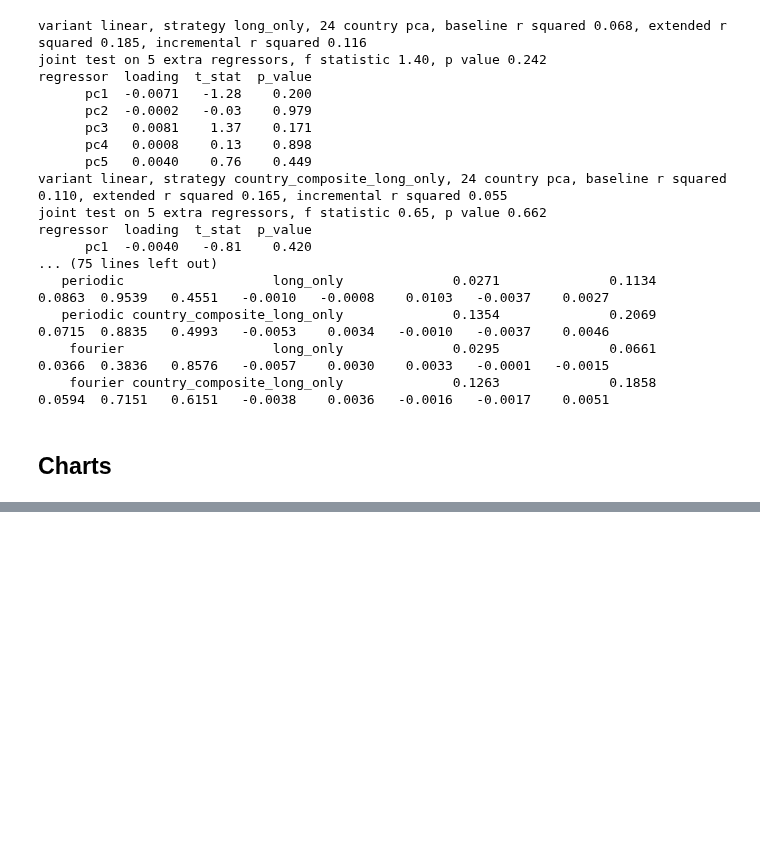
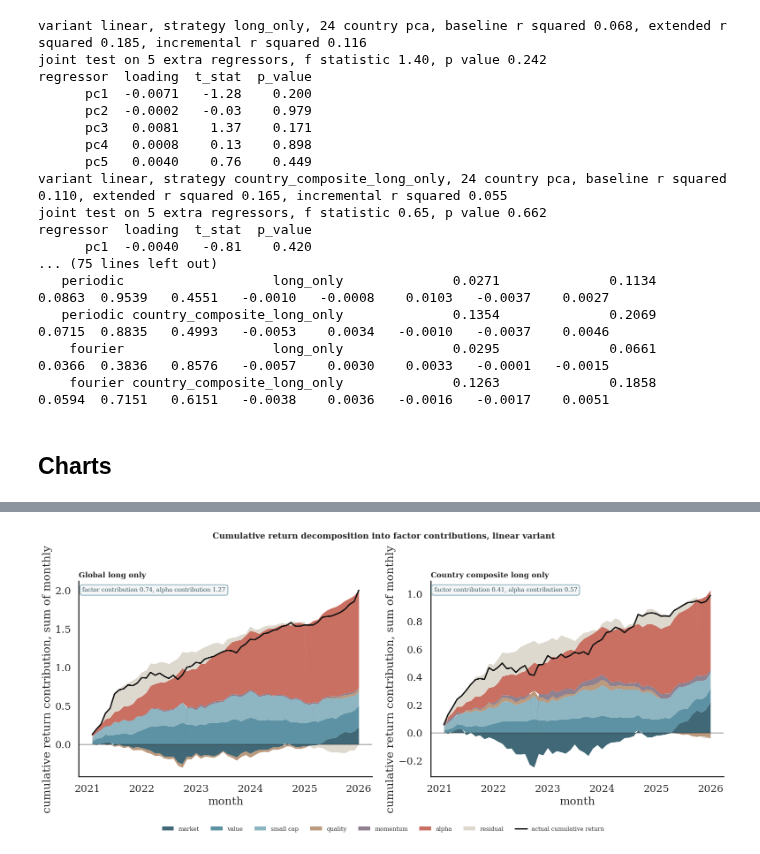
Before and after one commit to Hemasrikar/portfolio-transformers, a Jupyter notebook: notebooks/style_attribution.ipynb, the cells around one changed output, grey strips where cells are left out. Saved outputs shown, nothing was run; the diff lists cells and outputs as text; code cells hidden in the pictures; blank space fills up the shorter version.

Commit message:
Added additional plots

```diff
--- a/notebooks/style_attribution.ipynb
+++ b/notebooks/style_attribution.ipynb
@@ -378,7 +346,7 @@ for label, code in country_index_codes.items():
 
 country_levels = pd.concat(country_level_series, axis = 1).sort_index()
 country_returns = country_levels.pct_change()
-country_returns.columns = [str(c).replace("_level", "_ret") for c in country_returns.columns]
+country_returns.columns = [c.replace("_level", "_ret") for c in country_returns.columns]
 country_returns.to_csv(tables_dir / "msci_country_returns_24.csv")
 print(country_returns.shape)
 print(country_returns.describe().round(4).to_string())
@@ -555,20 +523,3 @@ regressor  loading  t_stat  p_value
     fourier country_composite_long_only              0.1263              0.1858                 0.0594  0.7151   0.6151   -0.0038    0.0036   -0.0016   -0.0017    0.0051
 # %% [markdown]
 ## Charts
-# %%
-for run in cached_runs:
-    variant = run["variant"]
-    strategy = run["strategy"]
-    results = run["results"]
-
-    # style tilt pie chart
-    pie_labels = ["market", "value", "small cap", "quality", "momentum"]
-    betas = results.params[factor_cols].values
-    magnitudes = np.abs(betas)
-    shares = magnitudes / magnitudes.sum()
-    fig, ax = plt.subplots(figsize = (6, 6))
-    ax.pie(shares, labels = pie_labels, autopct = "%1.1f%%", startangle = 90)
-    ax.set_title(f"style tilt composition, {variant}, {strategy}")
-    fig.tight_layout()
-    fig.savefig(plots_dir / f"style_pie_{variant}_{strategy}.png", dpi = 150)
-    plt.show()
@@ -585,0 +526,74 @@ for run in cached_runs:
+# %%
+plot_labels = ["market", "value", "small cap", "quality", "momentum"]
+palette = ["#1f4e5f", "#3f7f93", "#7aa8b8", "#b08968", "#7d6b7d"]
+strategy_titles = {
+    "long_only": "Global long only",
+    "country_composite_long_only": "Country composite long only"
+}
+
+for variant in variants:
+    runs = [r for r in cached_runs if r["variant"] == variant]
+    if not runs:
+        continue
+
+    fig, axes = plt.subplots(1, len(runs), figsize = (8 * len(runs), 7), squeeze = False)
+    axes = axes[0]
+
+    for ax, run in zip(axes, runs):
+        merged = run["merged"]
+        results = run["results"]
+
+        # each factor contributes its loading multiplied by that factor realised
+        # return, the intercept contributes a constant every month, and the residual
+        # is carried explicitly so the bands sum to the realised return exactly
+        contributions = pd.DataFrame(index = merged.index)
+        for col, label in zip(factor_cols, plot_labels):
+            contributions[label] = results.params[col] * merged[col]
+        contributions["alpha"] = results.params["const"]
+        contributions["residual"] = results.resid
+
+        cumulative = contributions.cumsum()
+        timestamps = cumulative.index.to_timestamp()
+
+        # positive and negative contributions are stacked away from zero separately
+        positive_base = np.zeros(len(cumulative))
+        negative_base = np.zeros(len(cumulative))
+        stack_labels = plot_labels + ["alpha", "residual"]
+        stack_colors = palette + ["#c05746", "#d9d3c7"]
+
+        for label, colour in zip(stack_labels, stack_colors):
+            values = cumulative[label].values
+            base = np.where(values >= 0, positive_base, negative_base)
+            ax.fill_between(timestamps, base, base + values, color = colour,
+                            alpha = 0.85, linewidth = 0, label = label)
+            positive_base = positive_base + np.where(values >= 0, values, 0)
+            negative_base = negative_base + np.where(values < 0, values, 0)
+
+        actual = merged["portfolio_return"].cumsum()
+        ax.plot(timestamps, actual.values, color = "#111111", linewidth = 2.2,
+                label = "actual cumulative return")
+
+        ax.axhline(0, color = "#333333", linewidth = 1)
+        ax.set_title(strategy_titles.get(run["strategy"], run["strategy"]),
+                     fontsize = 12, fontweight = "bold", loc = "left")
+        ax.set_ylabel("cumulative return contribution, sum of monthly")
+        ax.set_xlabel("month")
+        ax.spines["top"].set_visible(False)
+        ax.spines["right"].set_visible(False)
+
+        total_factor = contributions[plot_labels].sum().sum()
+        total_alpha = contributions["alpha"].sum()
+        ax.text(0.012, 0.97,
+                f"factor contribution {total_factor:.2f}, alpha contribution {total_alpha:.2f}",
+                transform = ax.transAxes, va = "top", fontsize = 9.5, color = "#2f4f5a",
+                bbox = dict(boxstyle = "round,pad=0.4", facecolor = "#f3f5f6", edgecolor = "#8fb3bf"))
+
+    handles, labels = axes[0].get_legend_handles_labels()
+    fig.legend(handles, labels, loc = "lower center", ncol = 8, frameon = False, fontsize = 9.5)
+    fig.suptitle(f"Cumulative return decomposition into factor contributions, {variant} variant",
+                 fontsize = 13.5, fontweight = "bold")
+    fig.tight_layout(rect = [0, 0.055, 1, 0.955])
+    fig.savefig(plots_dir / f"factor_contribution_{variant}.png", dpi = 150)
+    plt.show()
+# %% [output]
+[figure, added]
```
Also changed, not shown: parts of 9 cells of this notebook.
